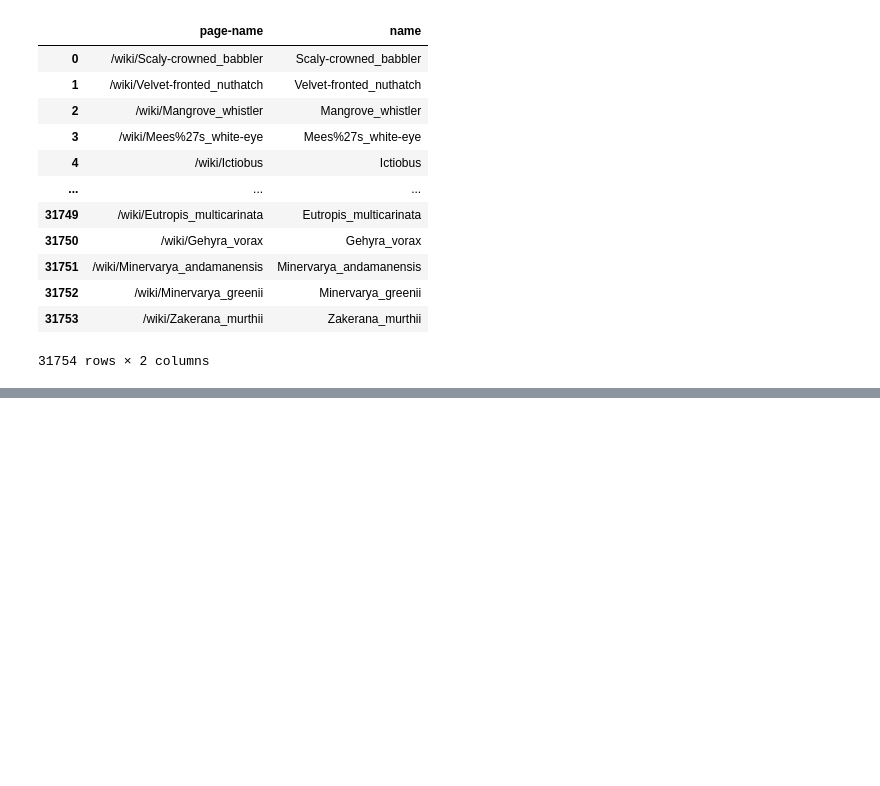
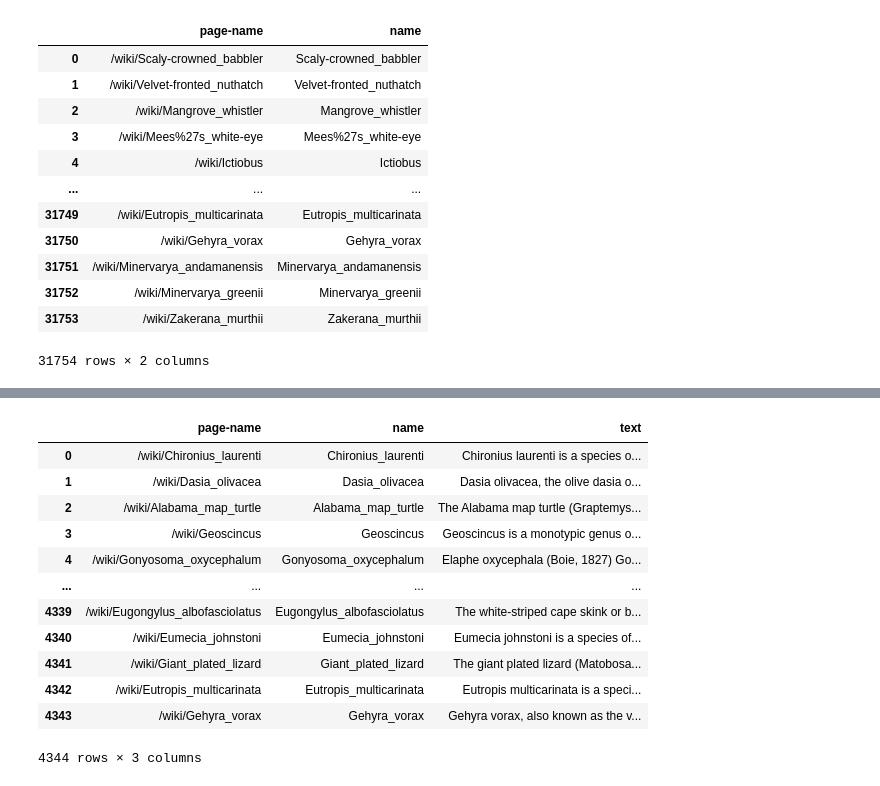
Before and after one commit to cerichs/CSS_Project_A_and_B, a Jupyter notebook: text_analysis.ipynb, the cells around one changed output, grey strips where cells are left out. Drawn from its saved outputs; the diff is of its cells as text; code cells hidden in the pictures; blank space fills up the shorter version.

```diff
--- a/text_analysis.ipynb
+++ b/text_analysis.ipynb
@@ -88,3 +87,0 @@ def tokenize(text):
-# %%
-# create a new column in the dataframe that will contain the tokenized text from the page
-animal_df['tokens'] = animal_df['text'].apply(tokenize)
@@ -107,6 +87,0 @@ animal_df
-# %%
-# td-idf
-from sklearn.feature_extraction.text import TfidfVectorizer
-tfidf = TfidfVectorizer()
-tfidf_matrix = tfidf.fit_transform(animal_df['text'])
-tfidf_matrix.shape
@@ -120,8 +87,0 @@ def preprocess_text(text):
-# %%
-vectorizer = TfidfVectorizer(stop_words='english', preprocessor=preprocess_text)
-# vectorizer = TfidfVectorizer(tokenizer=tokenize, stop_words='english')
-vectors = vectorizer.fit_transform(animal_df['text'])
-feature_names = vectorizer.get_feature_names_out()
-dense = vectors.todense()
-denselist = dense.tolist()
-df = pd.DataFrame(denselist, columns=feature_names)
@@ -130,0 +170,3 @@ def tf_idf(corpus):
+# %%
+data_dict_reptile_long = get_information_dict('data/data_plain_long_reptile.pickle', load=True, save=True, preprocess=True)
+data_dict_reptile = get_information_dict('data/data_plain_reptile.pickle', load=True, save=True, preprocess=True)
@@ -130,0 +210,16 @@ def tf_idf(corpus):
+# %%
+data_dict_reptile["df"]
+# %% [output]
+|  | page-name | name | text |
+| 0 | /wiki/Chironius_laurenti | Chironius_laurenti | Chironius laurenti is a species o... |
+| 1 | /wiki/Dasia_olivacea | Dasia_olivacea | Dasia olivacea, the olive dasia o... |
+| 2 | /wiki/Alabama_map_turtle | Alabama_map_turtle | The Alabama map turtle (Graptemys... |
+| 3 | /wiki/Geoscincus | Geoscincus | Geoscincus is a monotypic genus o... |
+| 4 | /wiki/Gonyosoma_oxycephalum | Gonyosoma_oxycephalum | Elaphe oxycephala (Boie, 1827) Go... |
+| ... | ... | ... | ... |
+| 4339 | /wiki/Eugongylus_albofasciolatus | Eugongylus_albofasciolatus | The white-striped cape skink or b... |
+| 4340 | /wiki/Eumecia_johnstoni | Eumecia_johnstoni | Eumecia johnstoni is a species of... |
+| 4341 | /wiki/Giant_plated_lizard | Giant_plated_lizard | The giant plated lizard (Matobosa... |
+| 4342 | /wiki/Eutropis_multicarinata | Eutropis_multicarinata | Eutropis multicarinata is a speci... |
+| 4343 | /wiki/Gehyra_vorax | Gehyra_vorax | Gehyra vorax, also known as the v... |
+4344 rows × 3 columns
```
Also changed, not shown: parts of 15 cells of this notebook, 6 other files.
